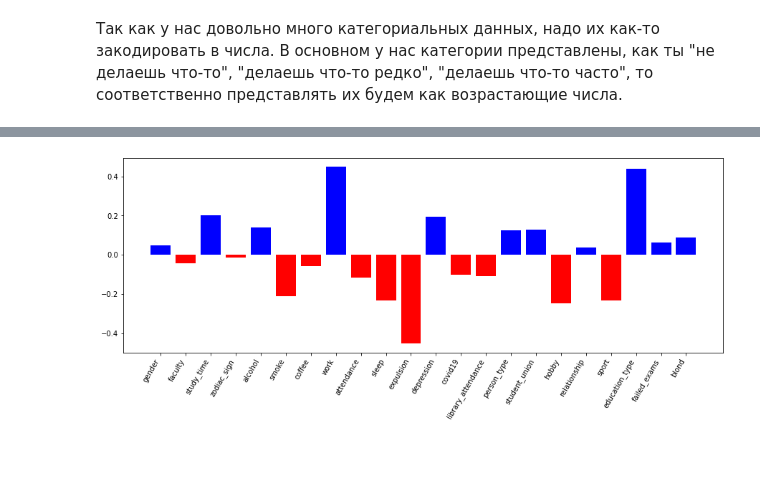
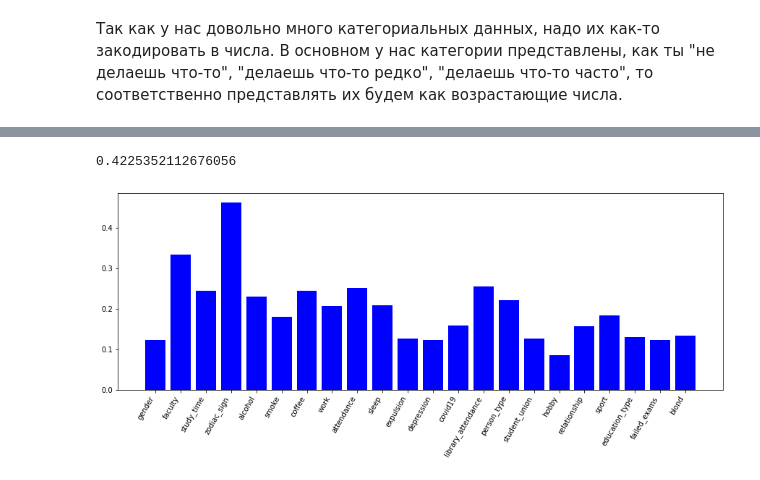
Before and after one commit to sherri-ice/DataAnalyseProject, a Jupyter notebook: vkiad_project.ipynb, the cells around one changed output, grey strips where cells are left out. Drawn from its saved outputs; the diff is of its cells as text; code cells hidden in the pictures; blank space fills up the shorter version.

Commit message:
Just not to lose....

```diff
--- a/vkiad_project.ipynb
+++ b/vkiad_project.ipynb
@@ -194,0 +184,8 @@ Mean absolute error:  0.7642440599735537
+# %%
+x = data_frame.drop(columns = 'average_grade')
+for i in names_of_categorical:
+  encode_categories(x, i)
+y = data_frame.average_grade
+grades = np.sort(y.unique())
+encode_grades(y, grades)
+print(x, y)
@@ -195,23 +213,53 @@ Mean absolute error:  0.7642440599735537
+# %%
+from sklearn.ensemble import RandomForestClassifier
+from sklearn.metrics import classification_report, confusion_matrix, accuracy_score
+clf = RandomForestClassifier(random_state=0, n_estimators=20)
+from sklearn.model_selection import train_test_split
+X_train, X_test, y_train, y_test = train_test_split(x, y, train_size=0.7)
+from sklearn.preprocessing import StandardScaler
+
+sc = StandardScaler()
+X_train = sc.fit_transform(X_train)
+X_test = sc.transform(X_test)
+
+# Just don't touch this
+y_train = y_train.astype('float')
+y_test = y_test.astype('float')
+
+clf.fit(X_train, y_train)
+y_pred = clf.predict(X_test)
+print(accuracy_score(y_pred, y_test))
+regr = clf.feature_importances_
+# %% [output]
+0.4225352112676056
+# %%
+from sklearn.linear_model import LinearRegression
+from sklearn.metrics import mean_squared_error
+regr = LinearRegression()
+from sklearn.model_selection import train_test_split
+X_train, X_test, y_train, y_test = train_test_split(x, y, test_size=0.5)
+regr.fit(X_train, y_train)
+y_pred = regr.predict(X_test)
+mean_squared_error(y_pred, y_test)
+print(y_pred, y_test)
 # %%
-def visualize_coefficients(classifier, feature_names):
-  coef = classifier.coef_.ravel()
+def visualize_coefficients(coef, feature_names):
   norm = 0
   for i in coef:
     norm += i * i
 
   norm = np.sqrt(norm)
 
   new_coef = np.array([])
   for i in coef:
     new_coef = np.append(new_coef, i / norm)
-
   plt.figure(figsize=(15, 5))
   colors = ["red" if c < 0 else "blue" for c in new_coef]
   plt.bar(np.arange(22), new_coef, color=colors)
   feature_names = np.array(feature_names)
   plt.xticks(np.arange(feature_names.size), feature_names, rotation=60, ha="right")
 
 names = data_frame.drop(columns = 'average_grade').columns
 visualize_coefficients(regr, names)
 # %% [output]
-[figure, old version]
+[figure, new version]
```
Also changed, not shown: parts of 7 cells of this notebook.
